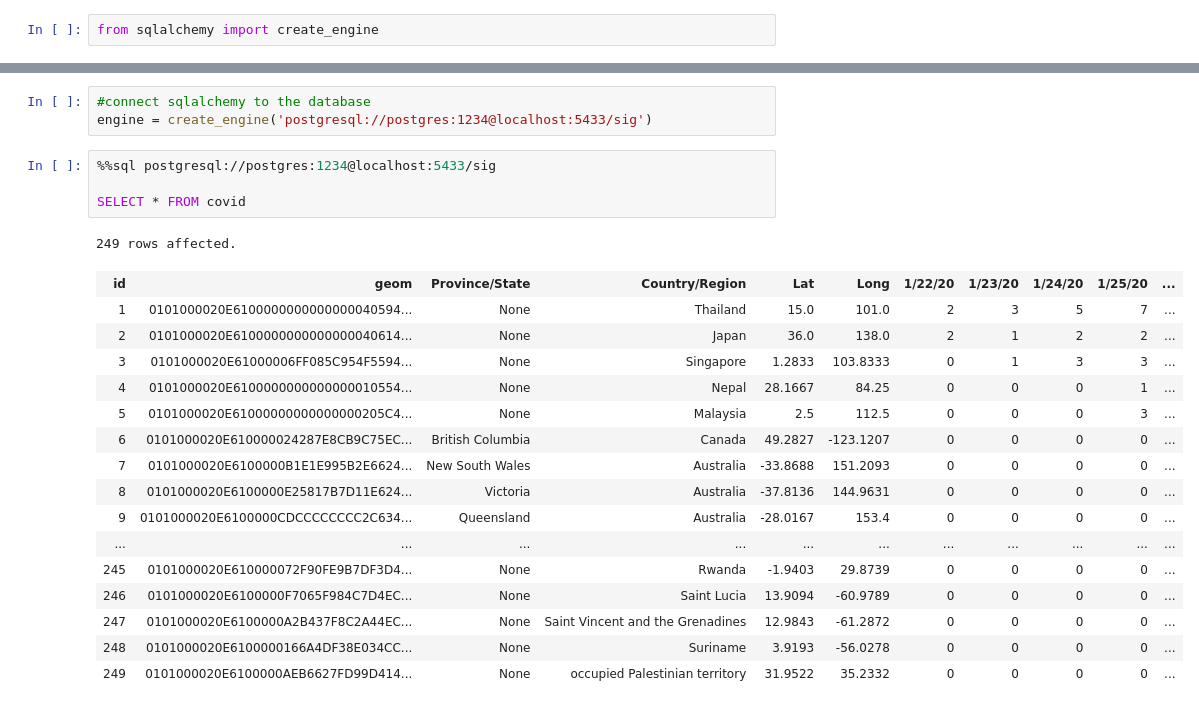
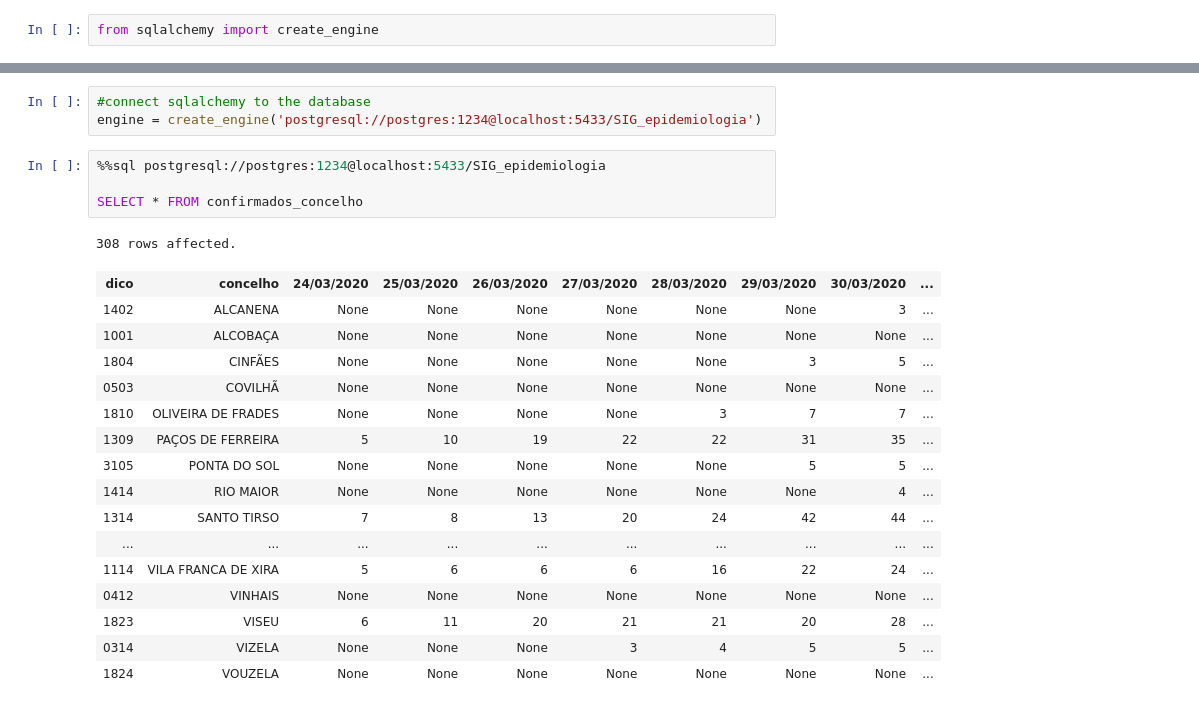
Before and after one commit to DianaA82332/Epidemiologia, a Jupyter notebook: Connection_database/connection_database.ipynb, the cells around one changed output, grey strips where cells are left out. Saved outputs shown, nothing was run; the diff lists cells and outputs as text.

```diff
--- a/Connection_database/connection_database.ipynb
+++ b/Connection_database/connection_database.ipynb
@@ -13,25 +10,25 @@ from sqlalchemy import create_engine
 # %%
 #connect sqlalchemy to the database
-engine = create_engine('postgresql://postgres:1234@localhost:5433/sig')
+engine = create_engine('postgresql://postgres:1234@localhost:5433/SIG_epidemiologia')
 # %%
-%%sql postgresql://postgres:1234@localhost:5433/sig
+%%sql postgresql://postgres:1234@localhost:5433/SIG_epidemiologia
 
-SELECT * FROM covid
+SELECT * FROM confirmados_concelho
 # %% [output]
-249 rows affected.
+308 rows affected.
-| id | geom | Province/State | Country/Region | Lat | Long | 1/22/20 | 1/23/20 | 1/24/20 | 1/25/20 | ... |
-| 1 | 0101000020E6100000000000000040594... | None | Thailand | 15.0 | 101.0 | 2 | 3 | 5 | 7 | ... |
-| 2 | 0101000020E6100000000000000040614... | None | Japan | 36.0 | 138.0 | 2 | 1 | 2 | 2 | ... |
-| 3 | 0101000020E61000006FF085C954F5594... | None | Singapore | 1.2833 | 103.8333 | 0 | 1 | 3 | 3 | ... |
-| 4 | 0101000020E6100000000000000010554... | None | Nepal | 28.1667 | 84.25 | 0 | 0 | 0 | 1 | ... |
-| 5 | 0101000020E61000000000000000205C4... | None | Malaysia | 2.5 | 112.5 | 0 | 0 | 0 | 3 | ... |
-| 6 | 0101000020E610000024287E8CB9C75EC... | British Columbia | Canada | 49.2827 | -123.1207 | 0 | 0 | 0 | 0 | ... |
-| 7 | 0101000020E6100000B1E1E995B2E6624... | New South Wales | Australia | -33.8688 | 151.2093 | 0 | 0 | 0 | 0 | ... |
-| 8 | 0101000020E6100000E25817B7D11E624... | Victoria | Australia | -37.8136 | 144.9631 | 0 | 0 | 0 | 0 | ... |
-| 9 | 0101000020E6100000CDCCCCCCCC2C634... | Queensland | Australia | -28.0167 | 153.4 | 0 | 0 | 0 | 0 | ... |
-| ... | ... | ... | ... | ... | ... | ... | ... | ... | ... | ... |
-| 245 | 0101000020E610000072F90FE9B7DF3D4... | None | Rwanda | -1.9403 | 29.8739 | 0 | 0 | 0 | 0 | ... |
-| 246 | 0101000020E6100000F7065F984C7D4EC... | None | Saint Lucia | 13.9094 | -60.9789 | 0 | 0 | 0 | 0 | ... |
-| 247 | 0101000020E6100000A2B437F8C2A44EC... | None | Saint Vincent and the Grenadines | 12.9843 | -61.2872 | 0 | 0 | 0 | 0 | ... |
-| 248 | 0101000020E6100000166A4DF38E034CC... | None | Suriname | 3.9193 | -56.0278 | 0 | 0 | 0 | 0 | ... |
-| 249 | 0101000020E6100000AEB6627FD99D414... | None | occupied Palestinian territory | 31.9522 | 35.2332 | 0 | 0 | 0 | 0 | ... |
+| dico | concelho | 24/03/2020 | 25/03/2020 | 26/03/2020 | 27/03/2020 | 28/03/2020 | 29/03/2020 | 30/03/2020 | ... |
+| 1402 | ALCANENA | None | None | None | None | None | None | 3 | ... |
+| 1001 | ALCOBAÇA | None | None | None | None | None | None | None | ... |
+| 1804 | CINFÃES | None | None | None | None | None | 3 | 5 | ... |
+| 0503 | COVILHÃ | None | None | None | None | None | None | None | ... |
+| 1810 | OLIVEIRA DE FRADES | None | None | None | None | 3 | 7 | 7 | ... |
+| 1309 | PAÇOS DE FERREIRA | 5 | 10 | 19 | 22 | 22 | 31 | 35 | ... |
+| 3105 | PONTA DO SOL | None | None | None | None | None | 5 | 5 | ... |
+| 1414 | RIO MAIOR | None | None | None | None | None | None | 4 | ... |
+| 1314 | SANTO TIRSO | 7 | 8 | 13 | 20 | 24 | 42 | 44 | ... |
+| ... | ... | ... | ... | ... | ... | ... | ... | ... | ... |
+| 1114 | VILA FRANCA DE XIRA | 5 | 6 | 6 | 6 | 16 | 22 | 24 | ... |
+| 0412 | VINHAIS | None | None | None | None | None | None | None | ... |
+| 1823 | VISEU | 6 | 11 | 20 | 21 | 21 | 20 | 28 | ... |
+| 0314 | VIZELA | None | None | None | 3 | 4 | 5 | 5 | ... |
+| 1824 | VOUZELA | None | None | None | None | None | None | None | ... |
```
Also changed, not shown: parts of 2 cells of this notebook.
